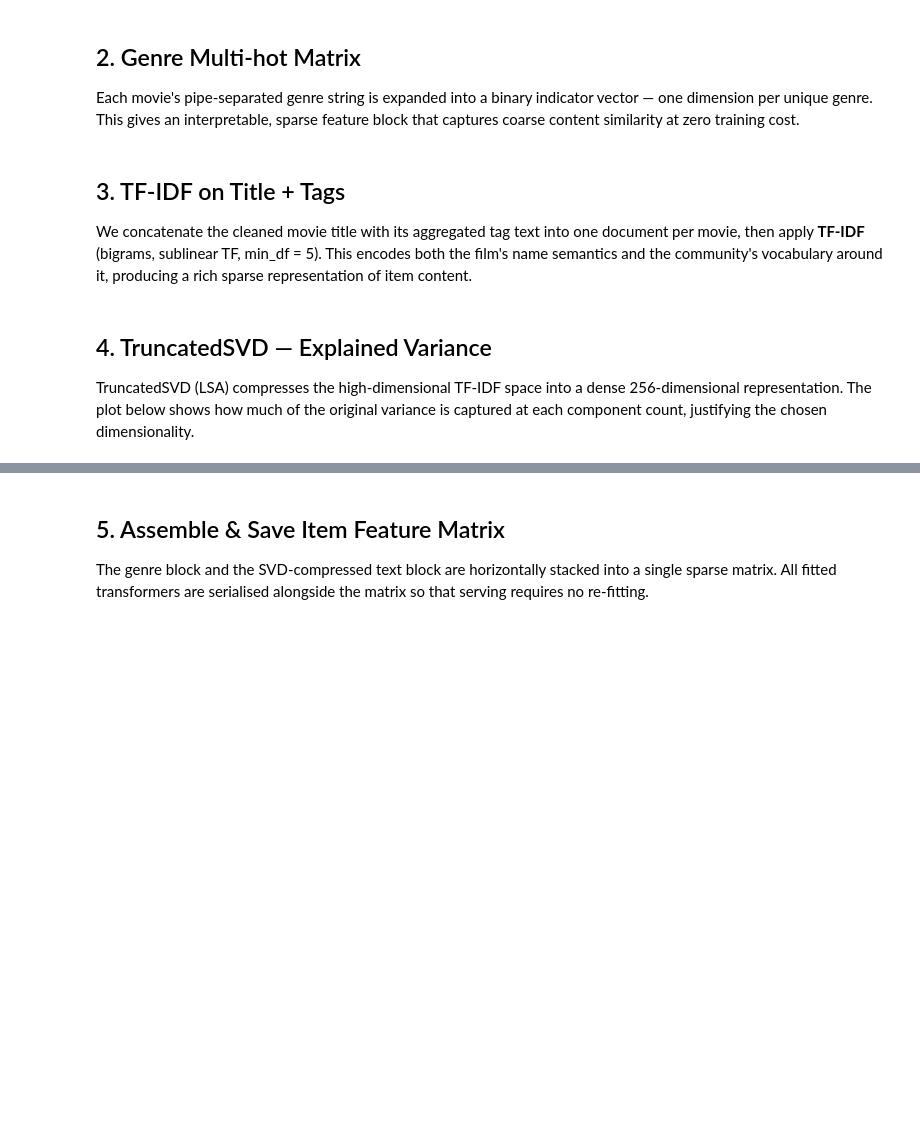
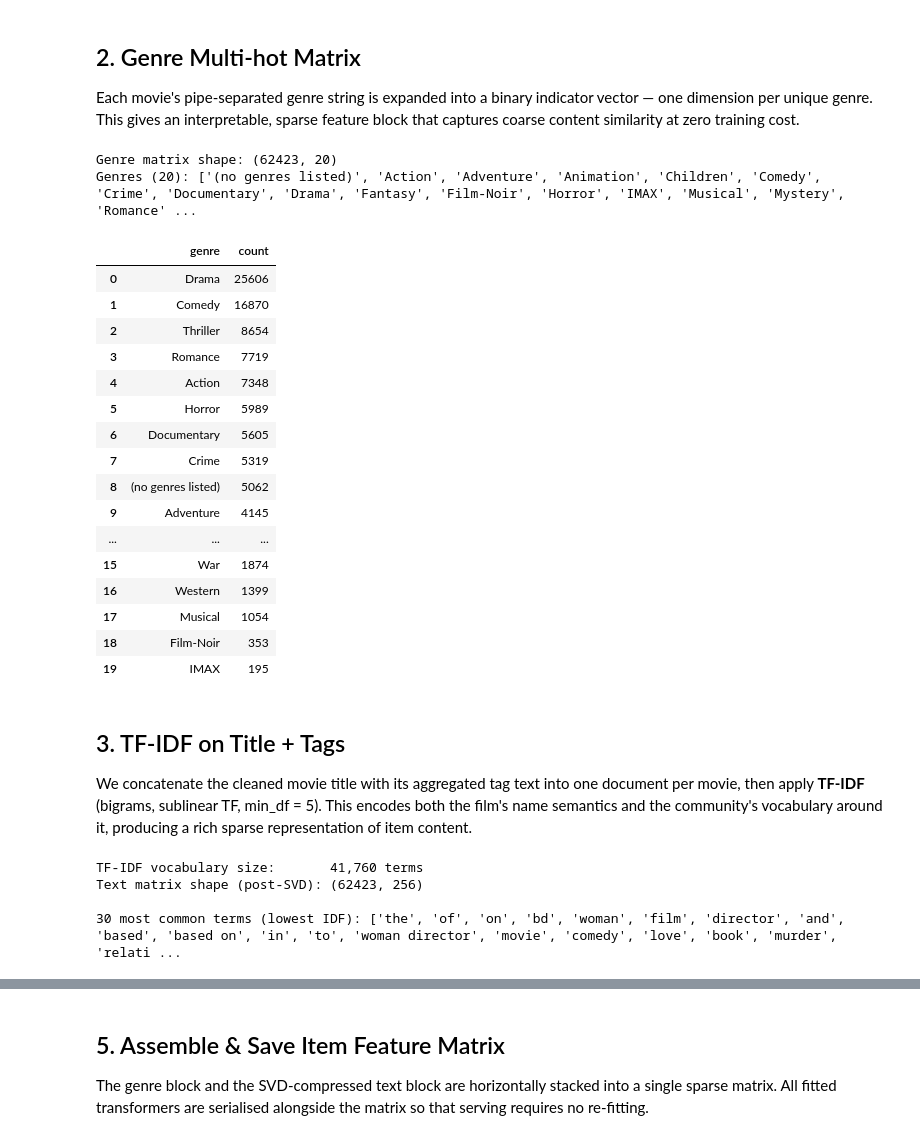
Before and after one commit to konstantinosmpouros/hybrid-recsys, a Jupyter notebook: notebooks/02_features.ipynb, the cells around one changed output, grey strips where cells are left out. Drawn from its saved outputs; the diff is of its cells as text; code cells hidden in the pictures; blank space fills up the shorter version.

```diff
--- a/notebooks/02_features.ipynb
+++ b/notebooks/02_features.ipynb
@@ -60,9 +101,46 @@ feature block that captures coarse content similarity at zero training cost.
 # %%
 genre_X     = build_genre_matrix(movies)
 genre_names = movies["genres"].str.get_dummies(sep="|").columns.tolist()
 
 print(f"Genre matrix shape: {genre_X.shape}")
 print(f"Genres ({len(genre_names)}): {genre_names}")
+
+genre_freq = (
+    pd.DataFrame({
+        "genre": genre_names,
+        "count": np.asarray(genre_X.sum(axis=0)).ravel().astype(int),
+    })
+    .sort_values("count", ascending=False)
+    .reset_index(drop=True)
+)
+fig = px.bar(
+    genre_freq, x="genre", y="count",
+    title="Movies per Genre (multi-hot column sums)",
+    color="count", color_continuous_scale="Teal",
+)
+fig.update_layout(xaxis_tickangle=-40, coloraxis_showscale=False)
+save_fig(fig, "13_genre_frequency")
+display(genre_freq)
+# %% [output]
+Genre matrix shape: (62423, 20)
+Genres (20): ['(no genres listed)', 'Action', 'Adventure', 'Animation', 'Children', 'Comedy', 'Crime', 'Documentary', 'Drama', 'Fantasy', 'Film-Noir', 'Horror', 'IMAX', 'Musical', 'Mystery', 'Romance' ...
+|  | genre | count |
+| 0 | Drama | 25606 |
+| 1 | Comedy | 16870 |
+| 2 | Thriller | 8654 |
+| 3 | Romance | 7719 |
+| 4 | Action | 7348 |
+| 5 | Horror | 5989 |
+| 6 | Documentary | 5605 |
+| 7 | Crime | 5319 |
+| 8 | (no genres listed) | 5062 |
+| 9 | Adventure | 4145 |
+| ... | ... | ... |
+| 15 | War | 1874 |
+| 16 | Western | 1399 |
+| 17 | Musical | 1054 |
+| 18 | Film-Noir | 353 |
+| 19 | IMAX | 195 |
 # %% [markdown]
 ## 3. TF-IDF on Title + Tags
 
@@ -76,11 +154,13 @@ text_X, tfidf, svd_transformer = build_text_matrix(movies, n_components=256, min
 print(f"TF-IDF vocabulary size:       {len(tfidf.vocabulary_):,} terms")
 print(f"Text matrix shape (post-SVD): {text_X.shape}")
 
-top_terms = sorted(tfidf.vocabulary_, key=tfidf.vocabulary_.get, reverse=True)[:30]
-print(f"\nTop 30 terms by index (most frequent): {top_terms}")
+# Most "common" terms = lowest IDF (appear in the most documents). Sorting the
+# vocabulary by its integer index would just give alphabetical order, not frequency.
+feat = np.array(tfidf.get_feature_names_out())
+most_common = feat[np.argsort(tfidf.idf_)][:30]
+print(f"\n30 most common terms (lowest IDF): {list(most_common)}")
+# %% [output]
+TF-IDF vocabulary size:       41,760 terms
+Text matrix shape (post-SVD): (62423, 256)
+
+30 most common terms (lowest IDF): ['the', 'of', 'on', 'bd', 'woman', 'film', 'director', 'and', 'based', 'based on', 'in', 'to', 'woman director', 'movie', 'comedy', 'love', 'book', 'murder', 'relati ...
-# %% [markdown]
-## 4. TruncatedSVD — Explained Variance
-
-TruncatedSVD (LSA) compresses the high-dimensional TF-IDF space into a dense
-256-dimensional representation. The plot below shows how much of the original
-variance is captured at each component count, justifying the chosen dimensionality.
```
Also changed, not shown: parts of 13 cells of this notebook, 48 other files.
